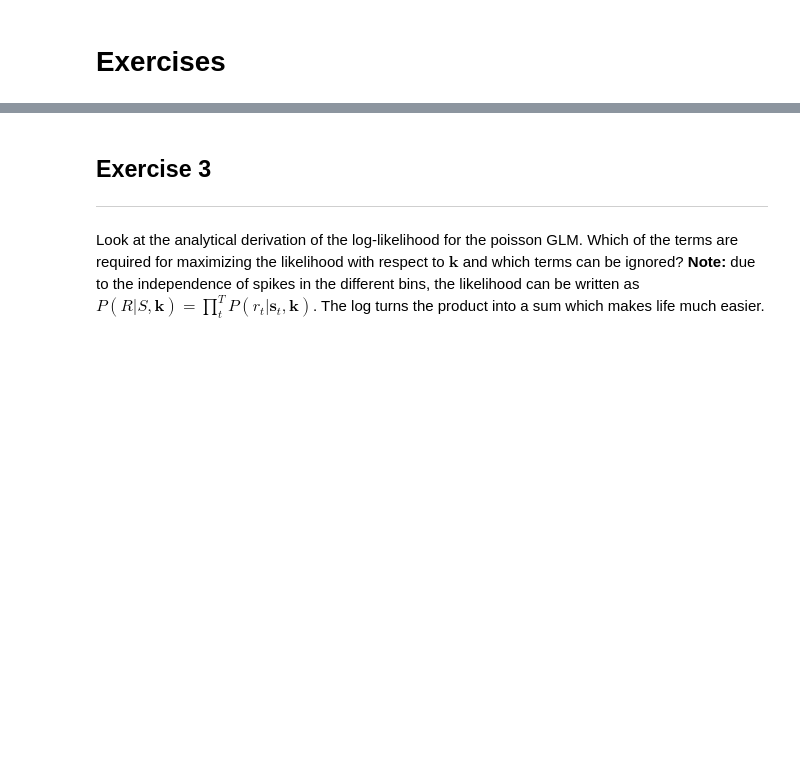
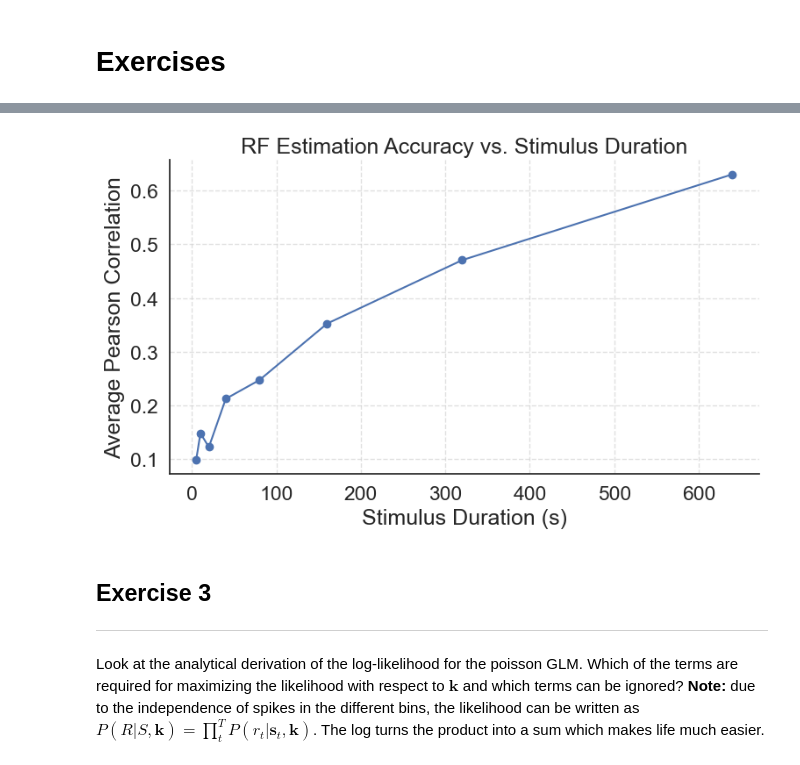
Before and after one commit to EvaMare/Neuro_Analysis, a Jupyter notebook: 2-single-cell-analysis-master/02-GLMs/module_2b_exercises.ipynb, the cells around one changed output, grey strips where cells are left out. Cells and saved outputs as stored; diff of their text form; code cells hidden in the pictures; blank space fills up the shorter version.

```diff
--- a/2-single-cell-analysis-master/02-GLMs/module_2b_exercises.ipynb
+++ b/2-single-cell-analysis-master/02-GLMs/module_2b_exercises.ipynb
@@ -20,11 +23,0 @@ As the response generation process is stochastic, compute the average correlatio
-# %%
-# genration of the stimulus
-
-duration = 100.
-dt = .1
-std_dev = 1
-vf_size = (15,15)
-n_bins = round(duration / float(dt))
-
-
-S = std_dev * np.random.randn(n_bins,vf_size[0],vf_size[1])
@@ -137,3 +151,15 @@ Determine the effect of response noise ($\sigma^2$) on RF estimates. Try differe
+# %%
+# --- Plotting ---
+plt.figure(figsize=(8,5))
+plt.plot(durations, avg_corrs, marker='o')
+plt.xlabel('Stimulus Duration (s)')
+plt.ylabel('Average Pearson Correlation')
+plt.title('RF Estimation Accuracy vs. Stimulus Duration')
+plt.grid(True, which='both', linestyle='--', alpha=0.6)
+plt.tight_layout()
+plt.show()
+# %% [output]
+[figure, added]
 # %% [markdown]
 ## Exercise 3
 ---
```
Also changed, not shown: parts of 9 cells of this notebook.
